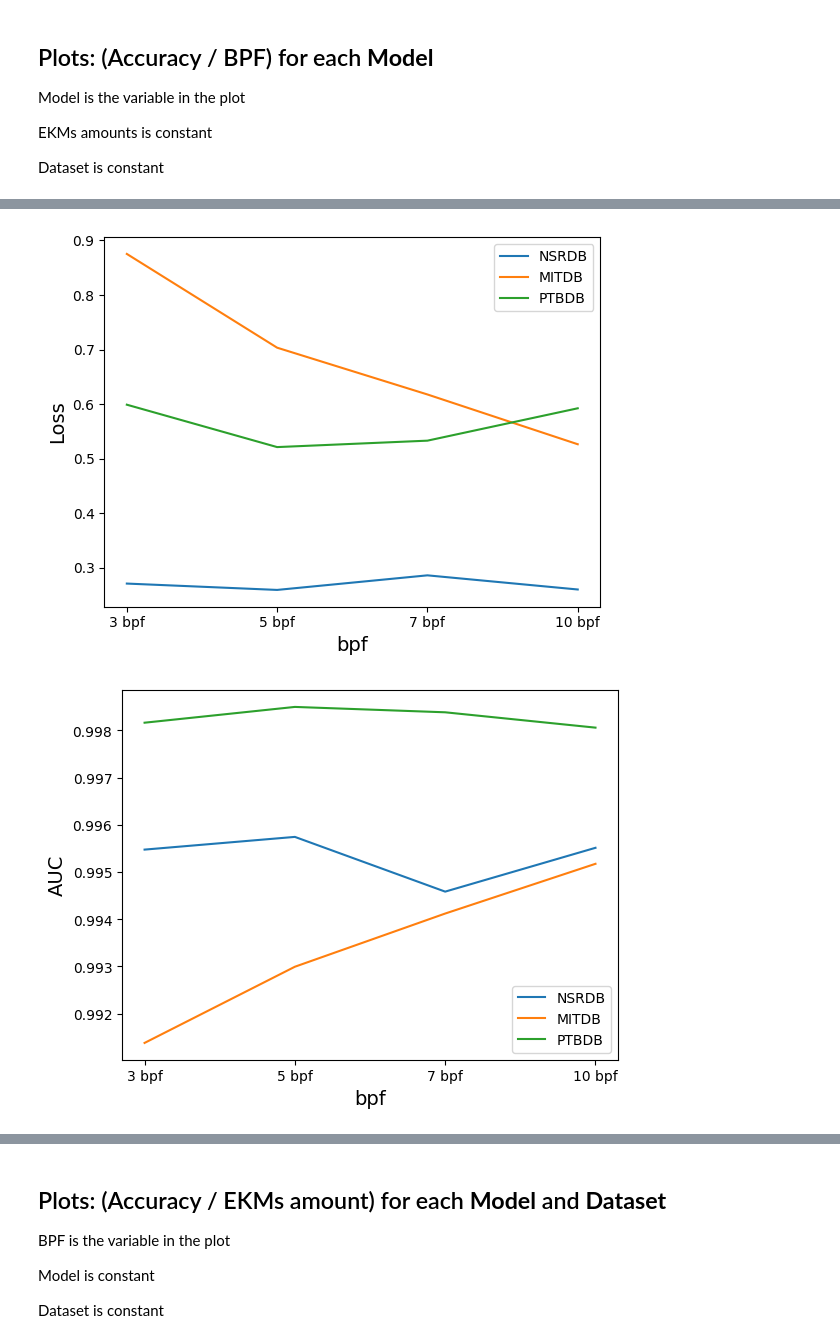
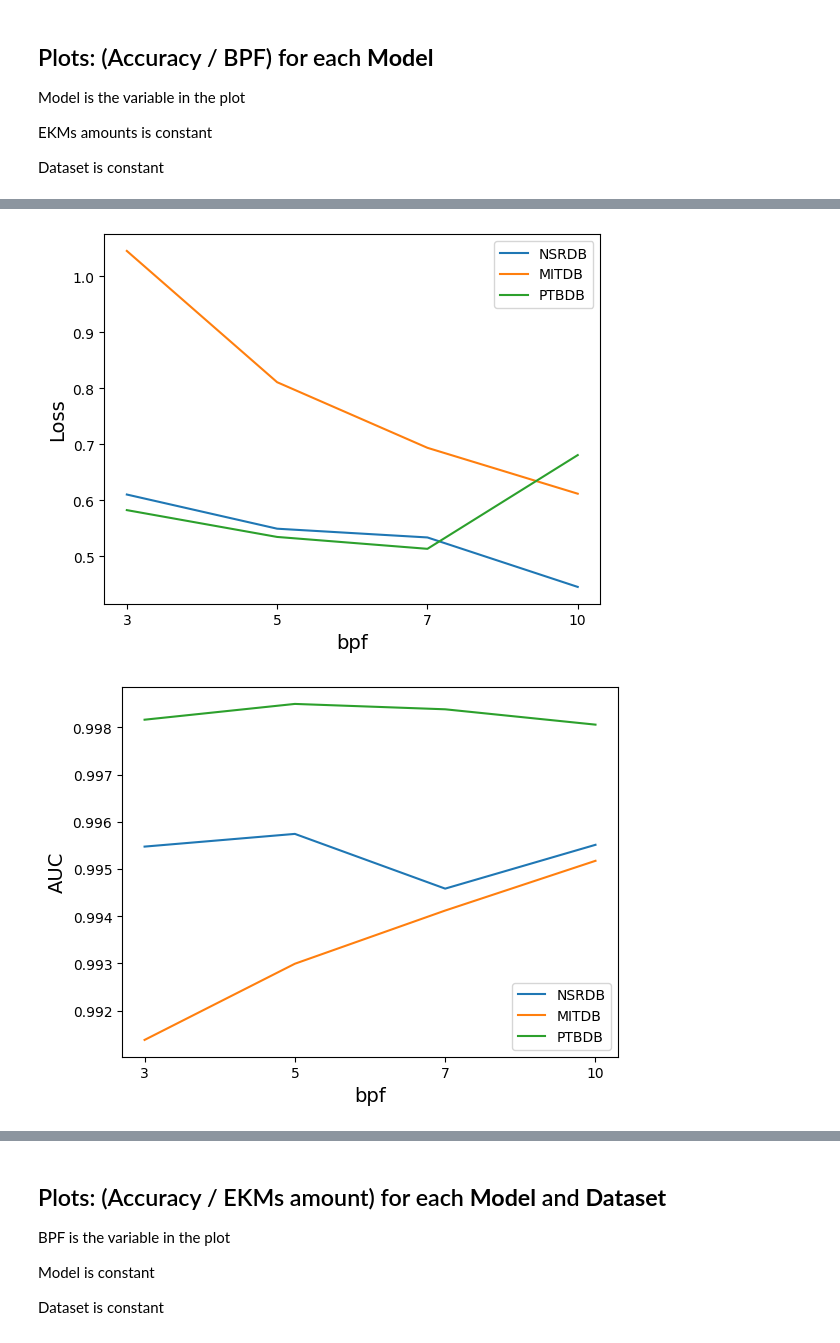
Before and after one commit to AmirhosseinSafari/Minimum_EKMs, a Jupyter notebook: min EKM_final_ results.ipynb, the cells around one changed output, grey strips where cells are left out. Drawn from its saved outputs; the diff is of its cells as text; code cells hidden in the pictures.

Commit message:
All numerical results of all models for 5 bpf ECMs added

```diff
--- a/min EKM_final_ results.ipynb
+++ b/min EKM_final_ results.ipynb
@@ -19,3 +0,0 @@ Initialized empty Git repository in /content/.git/
-# %%
-with open("/content/drive/MyDrive/Credencials/passwords", 'r') as f:
-  password = f.readline()
@@ -332,7 +366,7 @@ def acc_bpf_variable_model(bpf_list, model_name, datasets_name, evaluation_metri
 
   # Just for bpf names of legend of the plot
   for index, bpf in enumerate(bpf_list):
-    bpf_list[index] = f"{bpf} bpf"
+    bpf_list[index] = f"{bpf}"
 
   # ACC vs EKMs amount
   if evaluation_metric == "Acc":
@@ -460,12 +564,12 @@ acc_bpf_variable_model(bpf_list, model_name, datasets_name, evaluation_metric)
 # %%
-model_name = models_names['v2']
+model_name = models_names['v3_1']
 datasets_name = ["NSRDB", "MITDB", "PTBDB"]
 bpf_list = [3, 5, 7, 10]
 evaluation_metric = "Loss"
 
 acc_bpf_variable_model(bpf_list, model_name, datasets_name, evaluation_metric)
 # %% [output]
-[figure, old version]
+[figure, new version]
 # %%
 model_name = models_names['v2']
 datasets_name = ["NSRDB", "MITDB", "PTBDB"]
@@ -474,5 +578,5 @@ evaluation_metric = "AUC"
 
 acc_bpf_variable_model(bpf_list, model_name, datasets_name, evaluation_metric)
 # %% [output]
-[figure, old version]
+[figure, new version]
 # %%
```
Also changed, not shown: parts of 23 cells of this notebook, 18 other files.
